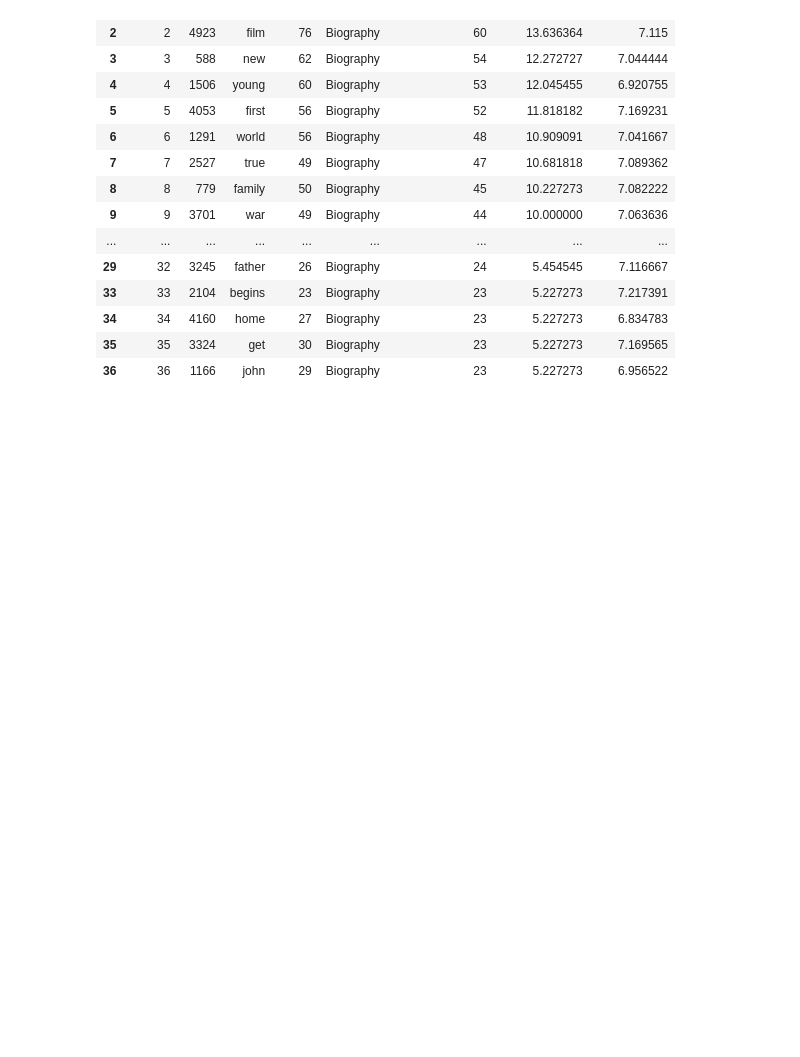
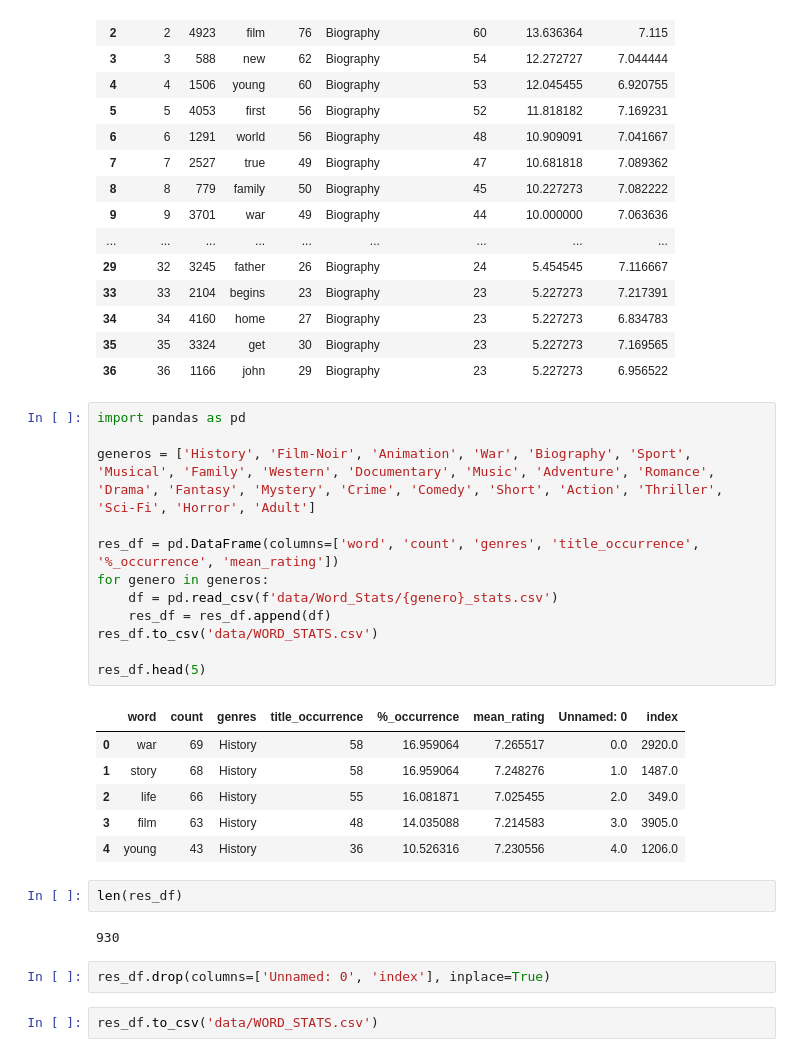
Before and after one commit to Garcipaldis/bridge_datascience_JorgeGarcia, a Jupyter notebook: EDA Project/word_mining.ipynb, the cells around one changed output. Saved outputs shown, nothing was run; the diff lists cells and outputs as text; blank space fills up the shorter version.

```diff
--- a/EDA Project/word_mining.ipynb
+++ b/EDA Project/word_mining.ipynb
@@ -790,3 +787,30 @@ bio_word_stats.dropna()
 | 34 | 34 | 4160 | home | 27 | Biography | 23 | 5.227273 | 6.834783 |
 | 35 | 35 | 3324 | get | 30 | Biography | 23 | 5.227273 | 7.169565 |
 | 36 | 36 | 1166 | john | 29 | Biography | 23 | 5.227273 | 6.956522 |
+# %%
+import pandas as pd
+
+generos = ['History', 'Film-Noir', 'Animation', 'War', 'Biography', 'Sport', 'Musical', 'Family', 'Western', 'Documentary', 'Music', 'Adventure', 'Romance', 'Drama', 'Fantasy', 'Mystery', 'Crime', 'Comedy', 'Short', 'Action', 'Thriller', 'Sci-Fi', 'Horror', 'Adult']
+
+res_df = pd.DataFrame(columns=['word', 'count', 'genres', 'title_occurrence', '%_occurrence', 'mean_rating'])
+for genero in generos:
+    df = pd.read_csv(f'data/Word_Stats/{genero}_stats.csv')
+    res_df = res_df.append(df)
+res_df.to_csv('data/WORD_STATS.csv')
+
+res_df.head(5)
+# %% [output]
+|  | word | count | genres | title_occurrence | %_occurrence | mean_rating | Unnamed: 0 | index |
+| 0 | war | 69 | History | 58 | 16.959064 | 7.265517 | 0.0 | 2920.0 |
+| 1 | story | 68 | History | 58 | 16.959064 | 7.248276 | 1.0 | 1487.0 |
+| 2 | life | 66 | History | 55 | 16.081871 | 7.025455 | 2.0 | 349.0 |
+| 3 | film | 63 | History | 48 | 14.035088 | 7.214583 | 3.0 | 3905.0 |
+| 4 | young | 43 | History | 36 | 10.526316 | 7.230556 | 4.0 | 1206.0 |
+# %%
+len(res_df)
+# %% [output]
+930
+# %%
+res_df.drop(columns=['Unnamed: 0', 'index'], inplace=True)
+# %%
+res_df.to_csv('data/WORD_STATS.csv')
```
Also changed, not shown: parts of 2 cells of this notebook, 14 other files.
